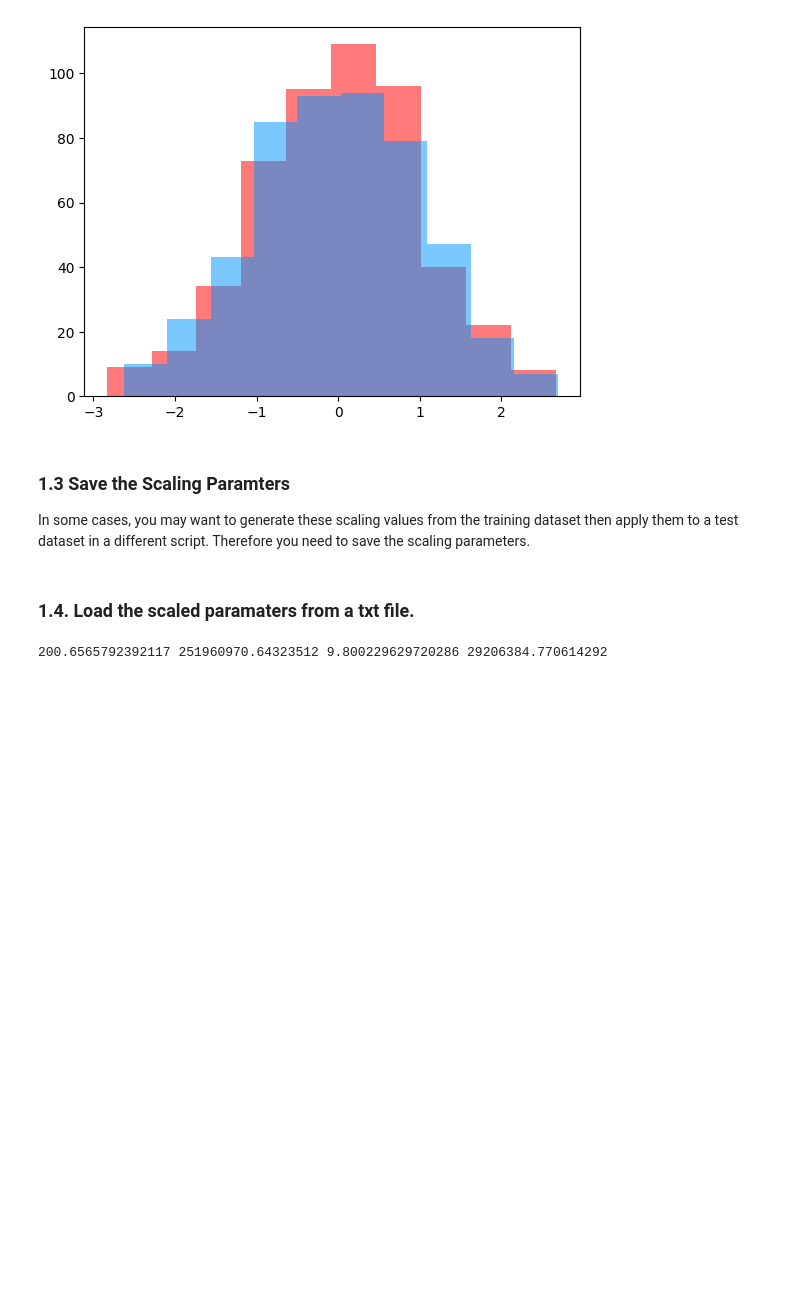
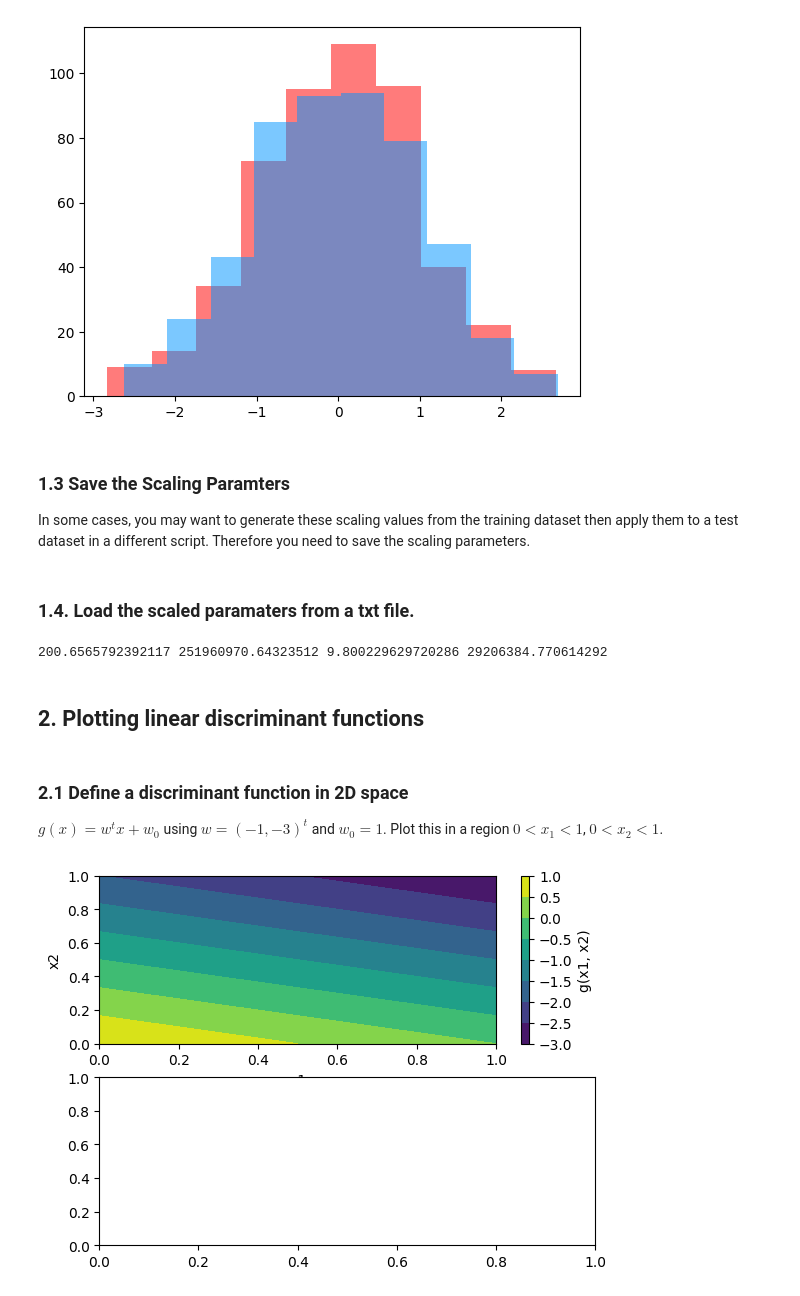
Before and after one commit to RohitNag11/Imperial, a Jupyter notebook: MachineLearning/Tutorial 4/tutorial4.ipynb, the cells around one changed output. Cells and saved outputs as stored; diff of their text form; code cells hidden in the pictures; blank space fills up the shorter version.

```diff
--- a/MachineLearning/Tutorial 4/tutorial4.ipynb
+++ b/MachineLearning/Tutorial 4/tutorial4.ipynb
@@ -57,3 +57,26 @@ np.savetxt('scaleParams.txt', scArray)
 print(t_mean, s_mean, t_std, s_std)
 # %% [output]
 200.6565792392117 251960970.64323512 9.800229629720286 29206384.770614292
+# %% [markdown]
+## 2. Plotting linear discriminant functions
+# %% [markdown]
+### 2.1 Define a discriminant function in 2D space
+$g(x) = w^t x + w_0$ using $w = (−1, −3)^t$ and $w_0= 1$. Plot this in a region $0 < x_1< 1$, $0 < x_2< 1$.
+# %%
+w = np.array([-1, -3]).transpose()
+nx, ny = 100, 100
+lim = (0, 1)
+grid_points, x1_axis, x2_axis = harray.get_grid_points(nx, ny, lim)
+
+g = np.matmul(grid_points, w) + 1
+g_grid = np.reshape(g, (nx, ny))
+
+fig, ax = plt.subplots(2)
+ax[0].set_xlabel('x1')
+ax[0].set_ylabel('x2')
+CS = ax[0].contourf(x1_axis, x2_axis, g_grid)
+cbar = fig.colorbar(CS)
+cbar.ax.set_ylabel('g(x1, x2)')
+fig
+# %% [output]
+[figure, added]
```
Also changed, not shown: parts of 3 cells of this notebook, 2 other files.
